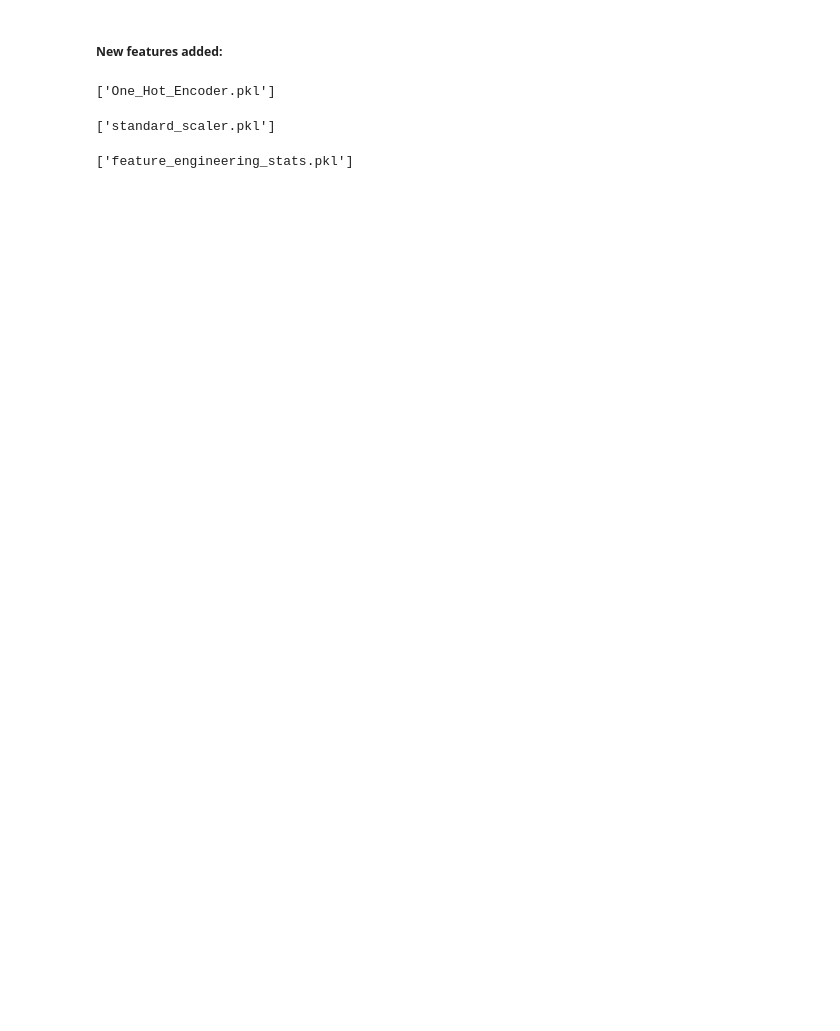
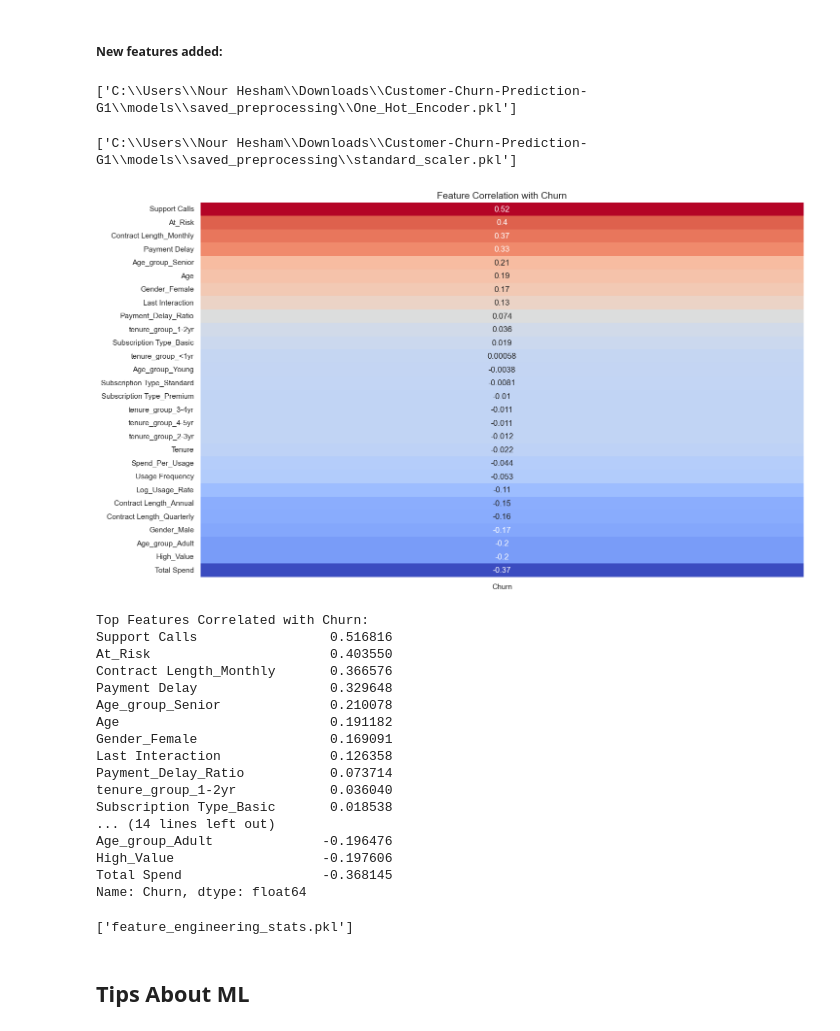
Before and after one commit to n-hesham/Customer-Churn-Prediction-G1, a Jupyter notebook: notebooks/churn_prediction.ipynb, the cells around one changed output. Cells and saved outputs as stored; diff of their text form; code cells hidden in the pictures; blank space fills up the shorter version.

Commit message:
modified:   models/saved_preprocessing/standard_scaler.pkl 	modified:   notebooks/churn_prediction.ipynb 	new file:   results/18.png

```diff
--- a/notebooks/churn_prediction.ipynb
+++ b/notebooks/churn_prediction.ipynb
@@ -338,9 +342,9 @@ X_train_encoded = pd.DataFrame(X_train_encoded, columns=cat_columns, index=X_tra
 X_test_encoded = pd.DataFrame(X_test_encoded, columns=cat_columns, index=X_test.index)
 
 # Save the encoder using joblib
-joblib.dump(ohe, 'C:\Users\Nour Hesham\Downloads\Customer-Churn-Prediction-G1\models\saved_preprocessing\One_Hot_Encoder.pkl')
+joblib.dump(ohe, r'C:\Users\Nour Hesham\Downloads\Customer-Churn-Prediction-G1\models\saved_preprocessing\One_Hot_Encoder.pkl')
 # %% [output]
-['One_Hot_Encoder.pkl']
+['C:\\Users\\Nour Hesham\\Downloads\\Customer-Churn-Prediction-G1\\models\\saved_preprocessing\\One_Hot_Encoder.pkl']
 # %%
 X_train_encoded = pd.DataFrame(X_train_encoded, columns=cat_columns, index=X_train.index)
 X_test_encoded = pd.DataFrame(X_test_encoded, columns=cat_columns, index=X_test.index)
@@ -356,9 +360,48 @@ scaler = StandardScaler()
 X_train_final[num_cols] = scaler.fit_transform(X_train_final[num_cols])
 X_test_final[num_cols] = scaler.transform(X_test_final[num_cols])
 
-joblib.dump(scaler, 'C:\Users\Nour Hesham\Downloads\Customer-Churn-Prediction-G1\models\saved_preprocessing\standard_scaler.pkl')
+joblib.dump(scaler, r'C:\Users\Nour Hesham\Downloads\Customer-Churn-Prediction-G1\models\saved_preprocessing\standard_scaler.pkl')
 # %% [output]
-['standard_scaler.pkl']
+['C:\\Users\\Nour Hesham\\Downloads\\Customer-Churn-Prediction-G1\\models\\saved_preprocessing\\standard_scaler.pkl']
+# %%
+# Temporarily add the target 'Churn' to the features to calculate correlation
+X_with_target = X_train_final.copy()
+X_with_target['Churn'] = y_train
+
+# Calculate correlation with 'Churn' only (remove self-correlation)
+churn_correlation = X_with_target.corr()['Churn'].drop('Churn')
+
+# Sort features by their correlation with 'Churn' (descending order)
+churn_correlation_sorted = churn_correlation.sort_values(ascending=False)
+
+# Plot heatmap of top correlated features with Churn
+plt.figure(figsize=(16, 10))
+sns.heatmap(churn_correlation_sorted.to_frame(), annot=True, cmap='coolwarm', cbar=False)
+plt.title("Feature Correlation with Churn", fontsize=14)
+plt.show()
+
+# Print sorted correlations
+print("\nTop Features Correlated with Churn:")
+print(churn_correlation_sorted)
+# %% [output]
+[figure, added]
+Top Features Correlated with Churn:
+Support Calls                 0.516816
+At_Risk                       0.403550
+Contract Length_Monthly       0.366576
+Payment Delay                 0.329648
+Age_group_Senior              0.210078
+Age                           0.191182
+Gender_Female                 0.169091
+Last Interaction              0.126358
+Payment_Delay_Ratio           0.073714
+tenure_group_1-2yr            0.036040
+Subscription Type_Basic       0.018538
+... (14 lines left out)
+Age_group_Adult              -0.196476
+High_Value                   -0.197606
+Total Spend                  -0.368145
+Name: Churn, dtype: float64
 # %%
 import joblib
 
@@ -397,3 +440,5 @@ def create_features(df, stats):
     df['tenure_group'] = pd.cut(df['Tenure'], bins=stats['tenure_bins'], labels=['<1yr', '1-2yr', '2-3yr', '3-4yr', '4-5yr'])
 
     return df
+# %% [markdown]
+## Tips About ML
```
Also changed, not shown: parts of 6 cells of this notebook, 2 other files.
